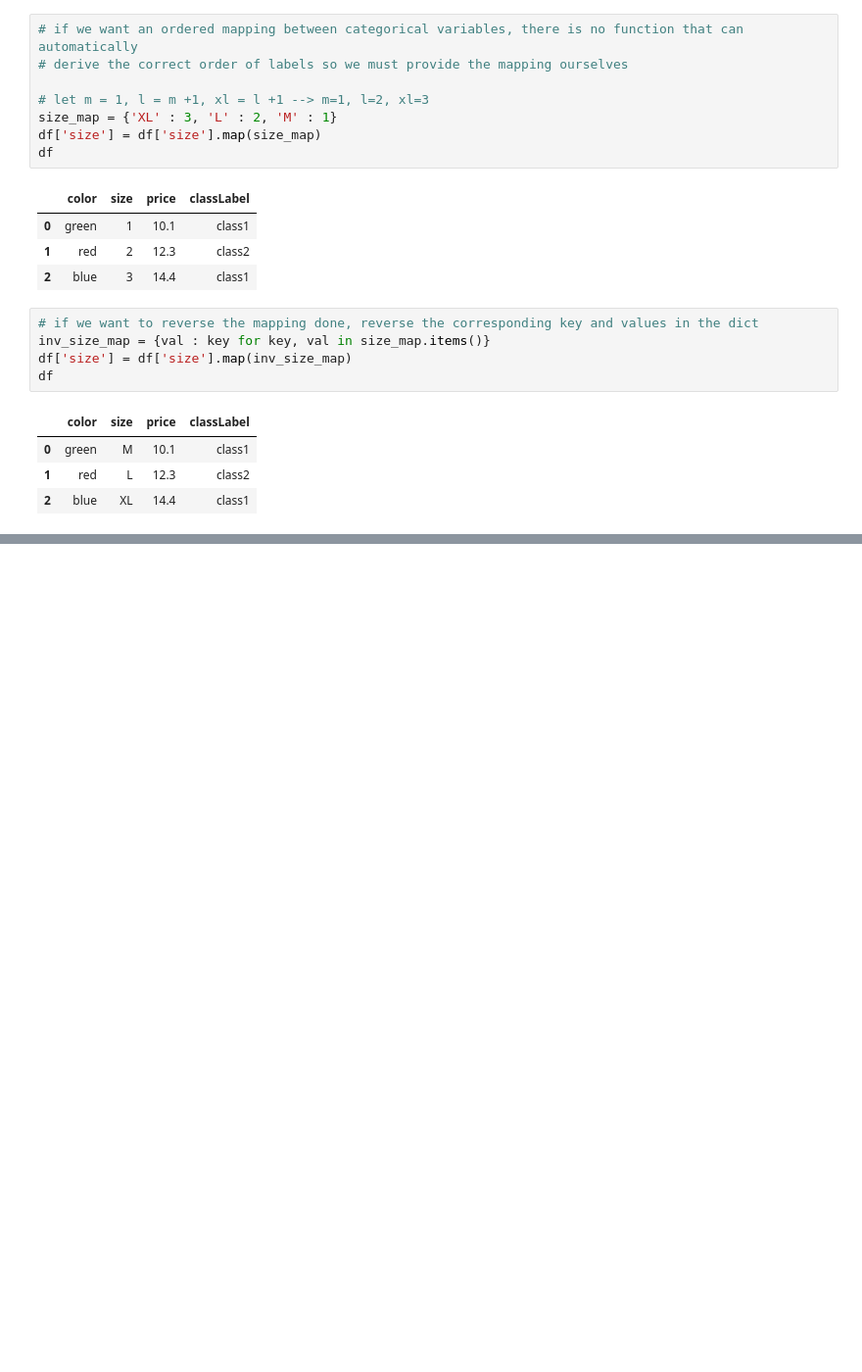
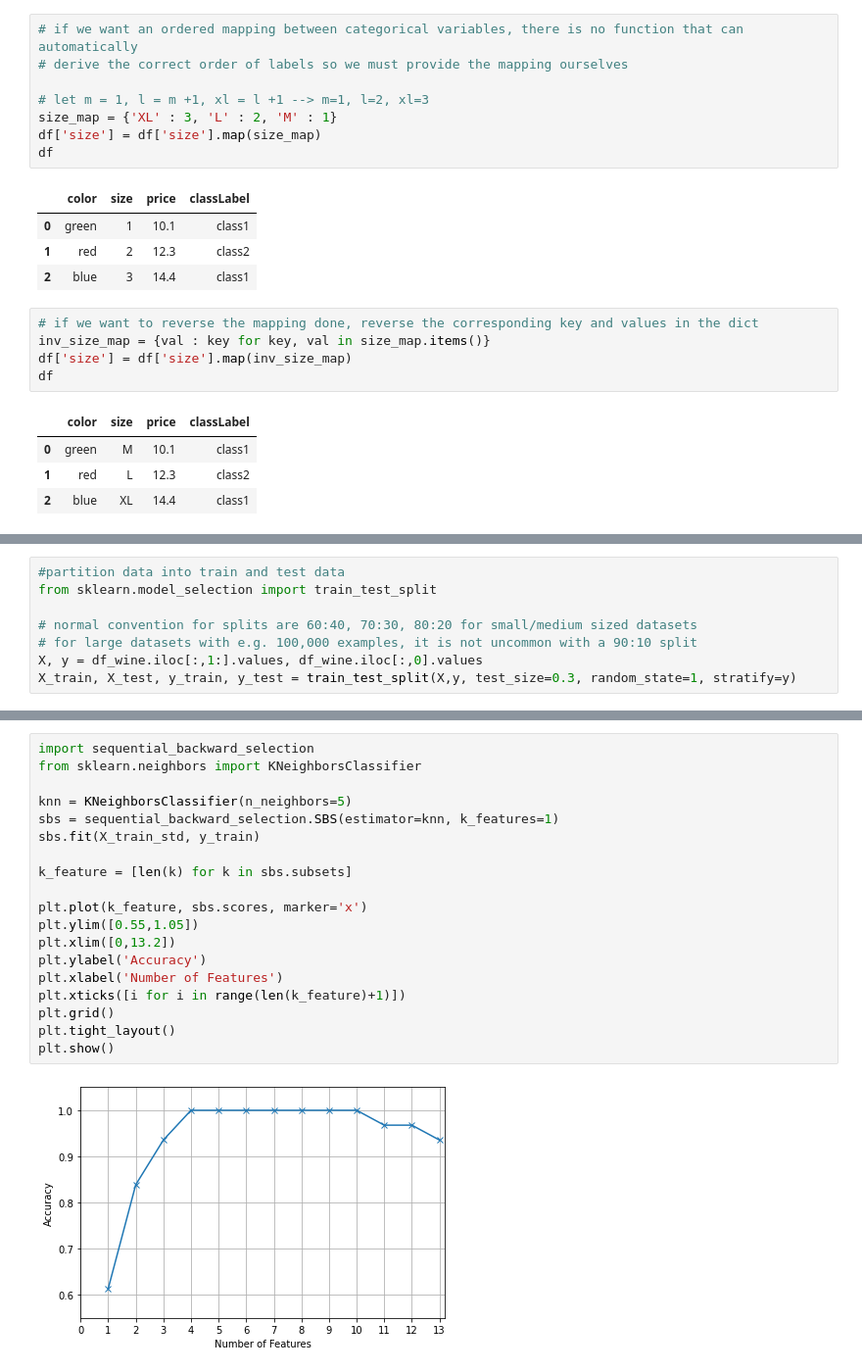
Before and after one commit to eirikbaekkelund/machine_learning_pytorch, a Jupyter notebook: ch4_data_preprocessing/ch04.ipynb, the cells around one changed output, grey strips where cells are left out. Shown at 98% size. Drawn from its saved outputs; the diff is of its cells as text; blank space fills up the shorter version.

Commit message:
sequential backward selection algorithm added

```diff
--- a/ch4_data_preprocessing/ch04.ipynb
+++ b/ch4_data_preprocessing/ch04.ipynb
@@ -119,0 +247,8 @@ df
+# %%
+#partition data into train and test data
+from sklearn.model_selection import train_test_split
+
+# normal convention for splits are 60:40, 70:30, 80:20 for small/medium sized datasets
+# for large datasets with e.g. 100,000 examples, it is not uncommon with a 90:10 split
+X, y = df_wine.iloc[:,1:].values, df_wine.iloc[:,0].values
+X_train, X_test, y_train, y_test = train_test_split(X,y, test_size=0.3, random_state=1, stratify=y)
@@ -119,0 +408,21 @@ df
+# %%
+import sequential_backward_selection
+from sklearn.neighbors import KNeighborsClassifier
+
+knn = KNeighborsClassifier(n_neighbors=5)
+sbs = sequential_backward_selection.SBS(estimator=knn, k_features=1)
+sbs.fit(X_train_std, y_train)
+
+k_feature = [len(k) for k in sbs.subsets]
+
+plt.plot(k_feature, sbs.scores, marker='x')
+plt.ylim([0.55,1.05])
+plt.xlim([0,13.2])
+plt.ylabel('Accuracy')
+plt.xlabel('Number of Features')
+plt.xticks([i for i in range(len(k_feature)+1)])
+plt.grid()
+plt.tight_layout()
+plt.show()
+# %% [output]
+[figure, added]
```
Also changed, not shown: parts of 28 cells of this notebook, 1 other file.
